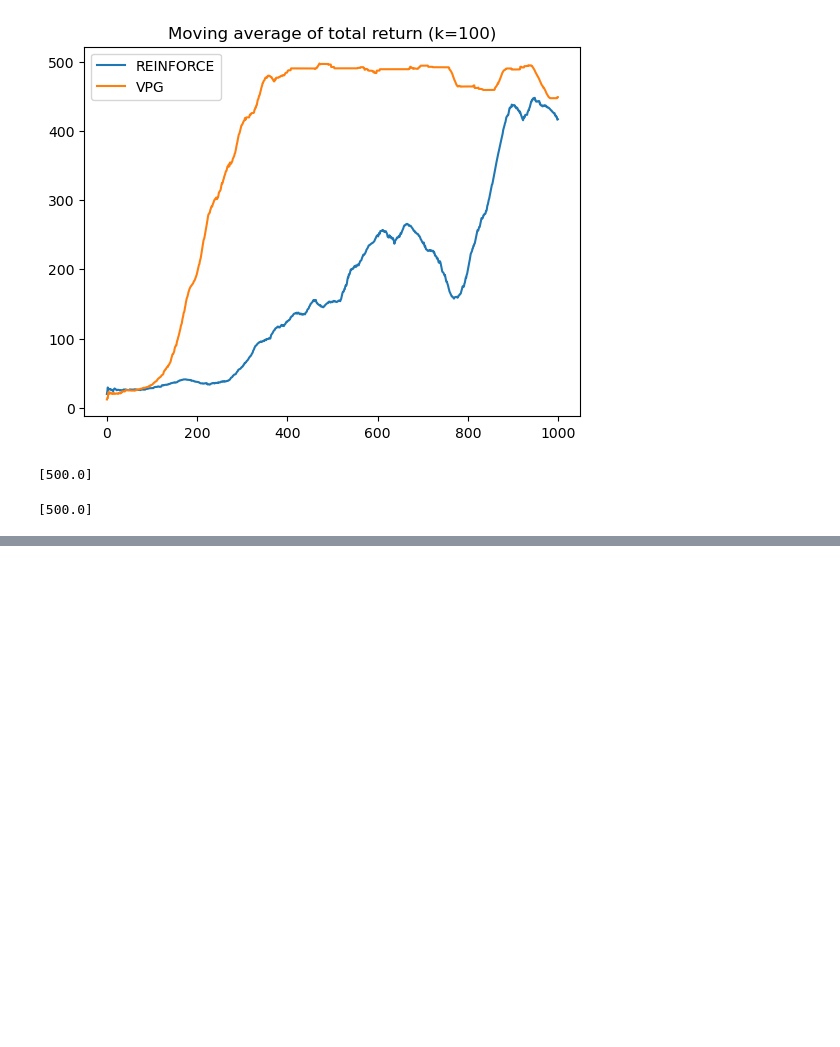
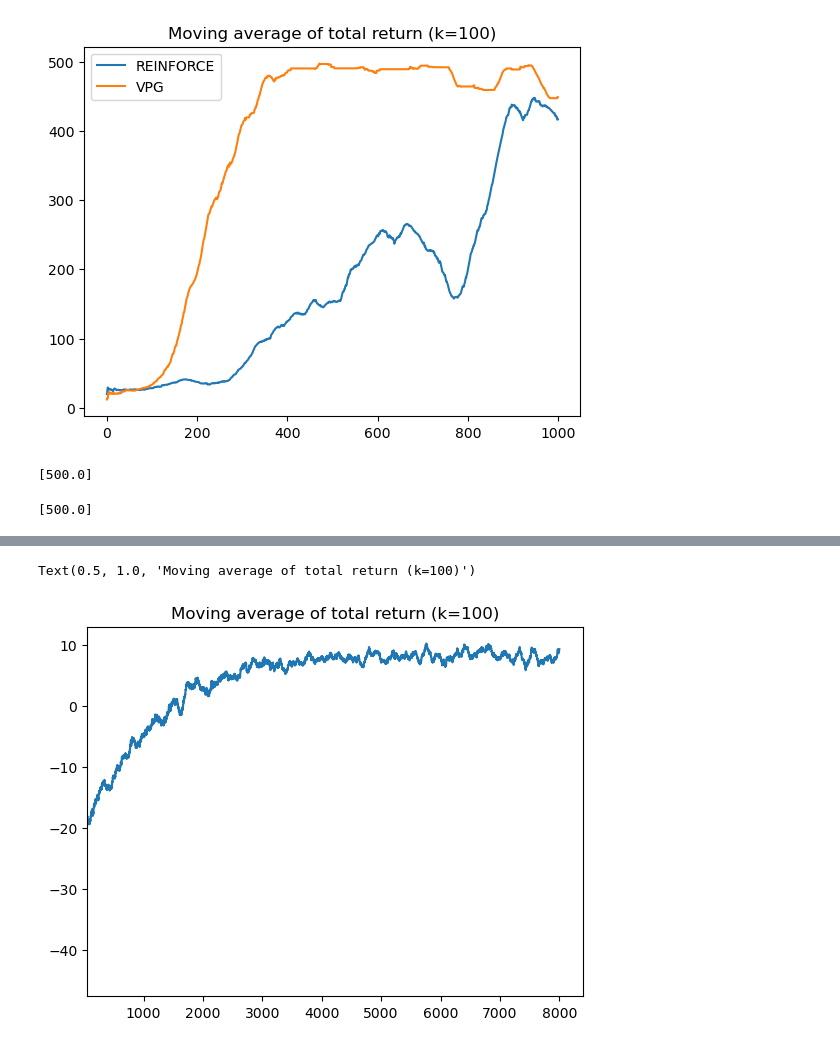
Before and after one commit to jimtoledo/reinforcement-learning, a Jupyter notebook: notebooks/policygradientrl.ipynb, the cells around one changed output, grey strips where cells are left out. Drawn from its saved outputs; the diff is of its cells as text; code cells hidden in the pictures; blank space fills up the shorter version.

```diff
--- a/notebooks/policygradientrl.ipynb
+++ b/notebooks/policygradientrl.ipynb
@@ -419,0 +435,8 @@ env.close()
+# %%
+episode_returns = res['episode_returns']
+plt.plot(range(len(episode_returns)), [np.mean(episode_returns[max(0,x-100):x+1]) for x in range(len(episode_returns))])
+plt.xlim(left=50)
+plt.title('Moving average of total return (k=100)')
+# %% [output]
+Text(0.5, 1.0, 'Moving average of total return (k=100)')
+[figure, added]
```
Also changed, not shown: parts of 4 cells of this notebook, 2 other files.
